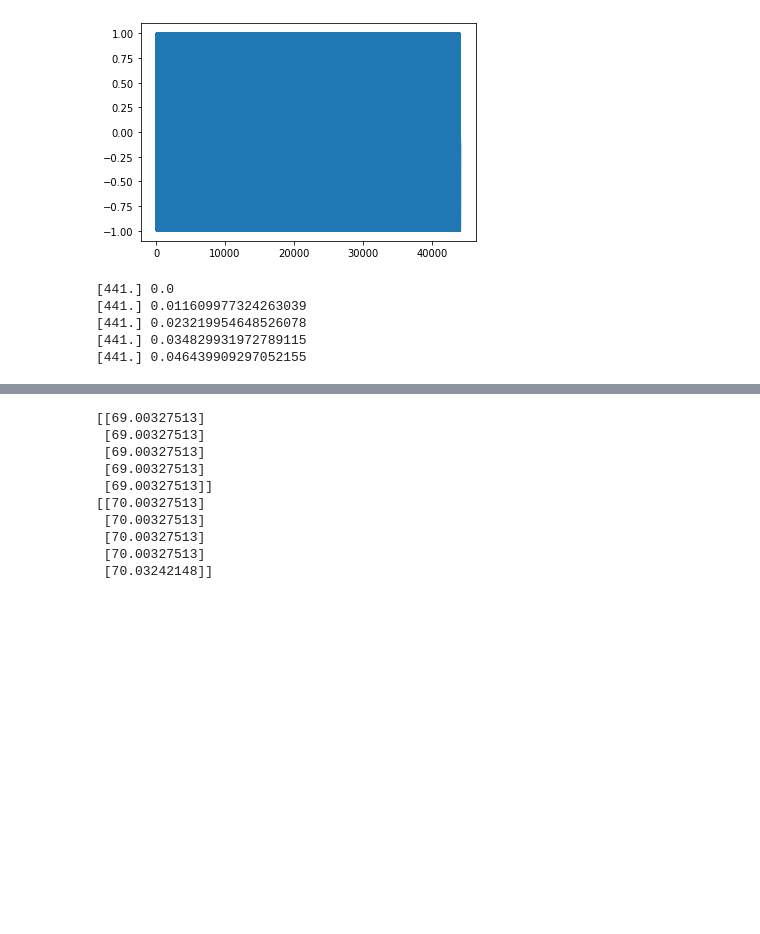
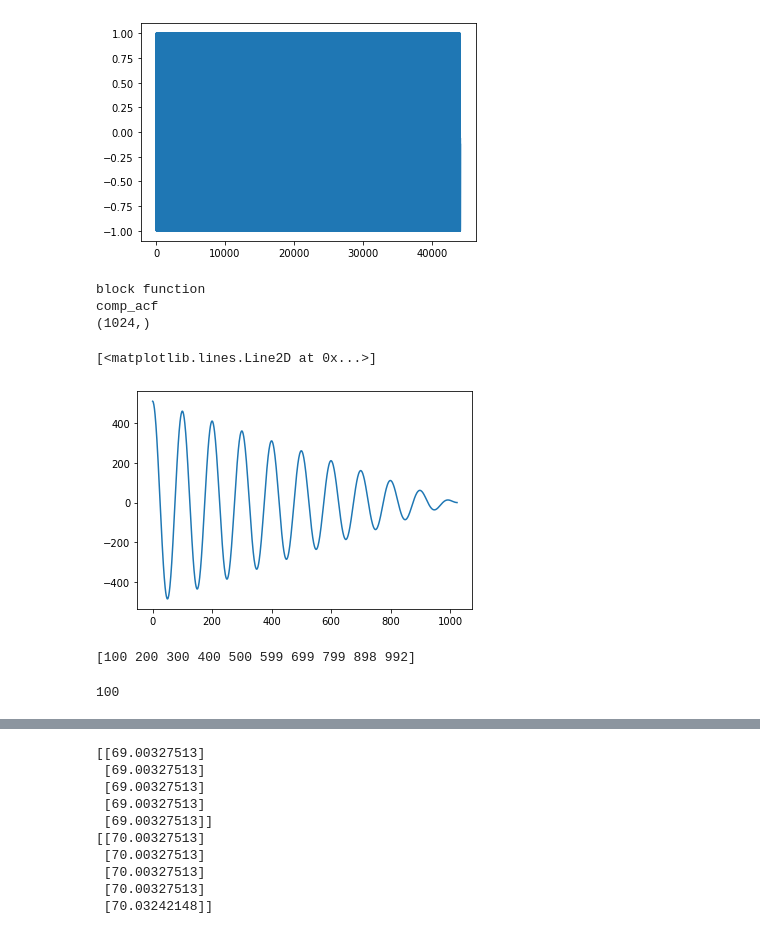
Before and after one commit to VedantKalbag/ACA-assignments, a Jupyter notebook: assignment_1/ass1.ipynb, the cells around one changed output, grey strips where cells are left out. Cells and saved outputs as stored; diff of their text form; code cells hidden in the pictures; blank space fills up the shorter version.

```diff
--- a/assignment_1/ass1.ipynb
+++ b/assignment_1/ass1.ipynb
@@ -113,3 +137,41 @@ def get_f0_from_acf (r, fs):
+# %%
+blockSize=1024
+hopSize=512
+fs=44100
+
+
+f1=441
+f2=882
+t=1
+samples1=np.arange(t * 44100)
+samples2=np.arange(t * 44100)
+sig_a=np.sin(2*np.pi*f1*samples1/fs)
+sig_b=np.sin(2*np.pi*f2*samples2/fs)
+sig=np.append(sig_a,sig_b)
+samples=np.append(samples1,samples2)
+
+blocks,times=block_audio(sig,blockSize, hopSize, fs)
+calculated_correlation=comp_acf(blocks)
+print (calculated_correlation[0].shape)
+# %% [output]
+block function
+comp_acf
+(1024,)
+# %%
+r_test = calculated_correlation[0]
+plt.plot(r_test)
+# %% [output]
+[<matplotlib.lines.Line2D at 0x...>]
+[figure, added]
+# %%
+p_test,_=scipy.signal.find_peaks(r_test)
+print (p_test)
+# %% [output]
+[100 200 300 400 500 599 699 799 898 992]
+# %%
+p_test[np.argmax(r_test[p_test])]
+# %% [output]
+100
 # %%
 def track_pitch_acf(x,blockSize,hopSize,fs):
     # Implement a 'main' function track_pitch_acf(x,blockSize,hopSize,fs)
@@ -128,17 +192,6 @@ def track_pitch_acf(x,blockSize,hopSize,fs):
     f0=np.array(f)
     #print(f0.shape)
     return f0,ts
-# %%
-f0,ts=track_pitch_acf(sig,blockSize,hopSize, fs)
-
-for i in range(0,5):#len(f0)):
-    print(f0[i],ts[i])
-# %% [output]
-[441.] 0.0
-[441.] 0.011609977324263039
-[441.] 0.023219954648526078
-[441.] 0.034829931972789115
-[441.] 0.046439909297052155
 # %%
 def convert_freq2midi(freqInHz):
     # Implement a function convert_freq2midi(freqInHz) that returns a variable pitchInMIDI of the same dimension as freqInHz.
```
Also changed, not shown: parts of 27 cells of this notebook, 4 other files.
